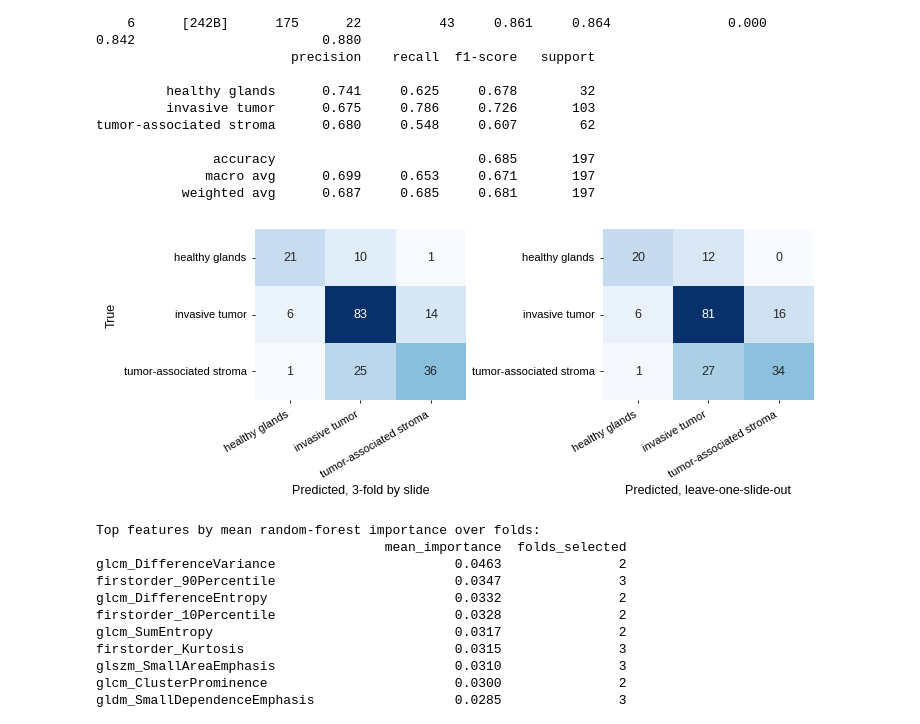
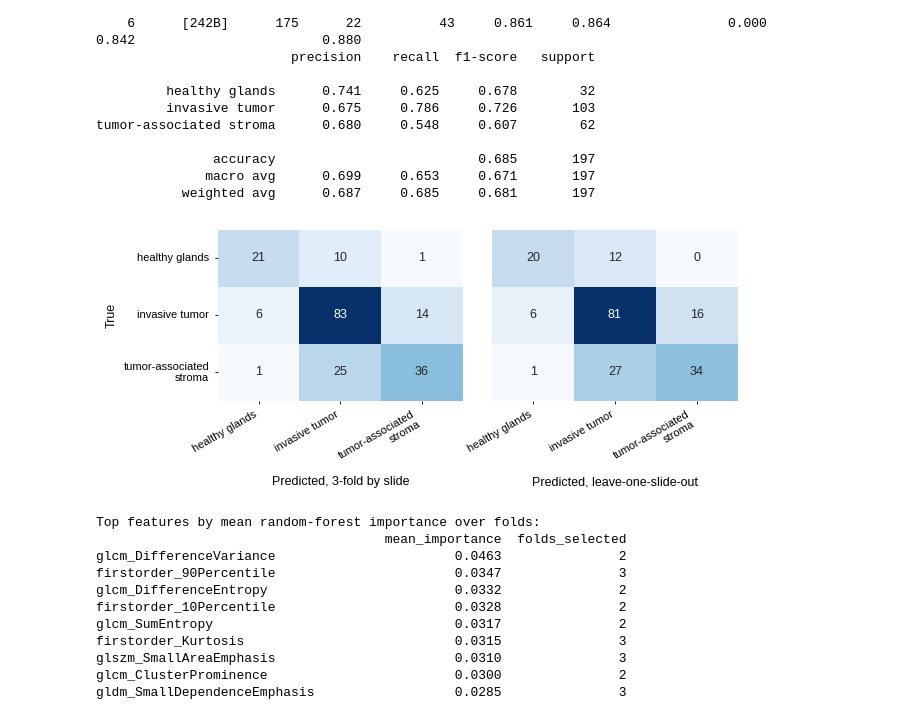
Before and after one commit to icm-dac/QuRad, a Jupyter notebook: notebooks/example_application_tiger.ipynb, the cells around one changed output. Cells and saved outputs as stored; diff of their text form; code cells hidden in the pictures.

```diff
--- a/notebooks/example_application_tiger.ipynb
+++ b/notebooks/example_application_tiger.ipynb
@@ -243,13 +243,14 @@ tumor-associated stroma      0.680     0.548     0.607        62
            weighted avg      0.687     0.685     0.681       197
 # %%
 classes = main["classes"]
+ticks = [c.replace("-associated ", "-associated\n") for c in classes]
 fig, axes = plt.subplots(1, 2, figsize=(6.5, 2.8))
 for ax, res, t in zip(axes, [main, lowo], ["3-fold by slide", "leave-one-slide-out"]):
-    sns.heatmap(res["confusion"], annot=True, fmt="d", cmap="Blues", xticklabels=classes, yticklabels=classes, ax=ax, cbar=False)
+    sns.heatmap(res["confusion"], annot=True, fmt="d", cmap="Blues", xticklabels=ticks, yticklabels=ticks if ax is axes[0] else False, ax=ax, cbar=False)
     ax.set_xlabel("Predicted, " + t); ax.set_ylabel("True" if ax is axes[0] else ""); ax.tick_params(axis="x", rotation=30); plt.setp(ax.get_xticklabels(), ha="right")
-fig.subplots_adjust(left=0.13, right=0.99, top=0.97, bottom=0.36, wspace=0.65); fig.savefig(os.path.join(OUT_FIG, "tiger_confusion.png"), dpi=300); fig.savefig(os.path.join(OUT_FIG, "tiger_confusion.pdf")); plt.show()
+fig.subplots_adjust(left=0.19, right=0.99, top=0.97, bottom=0.36, wspace=0.12); fig.savefig(os.path.join(OUT_FIG, "tiger_confusion.png"), dpi=300); fig.savefig(os.path.join(OUT_FIG, "tiger_confusion.pdf")); plt.show()
 # %% [output]
-[figure, old version]
+[figure, new version]
 # %%
 print("Top features by mean random-forest importance over folds:")
 top = qm.top_features(main, 15); print(top.to_string())
```
Also changed, not shown: parts of 1 cell of this notebook, 35 other files.
